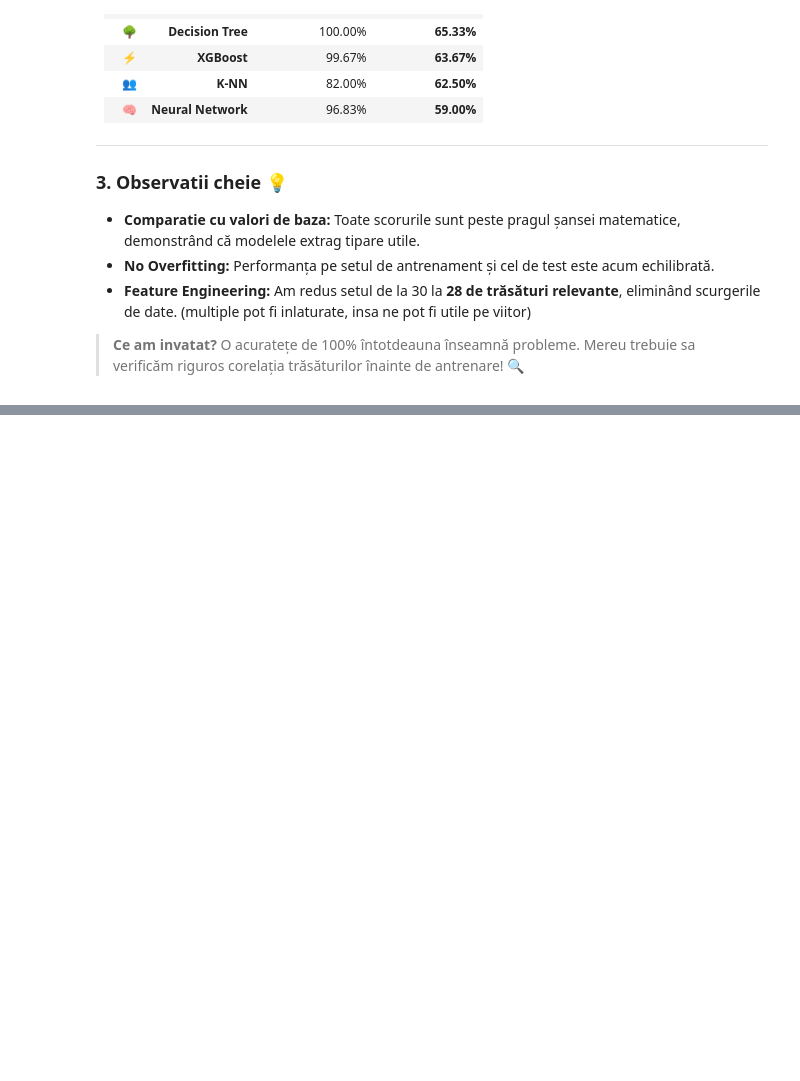
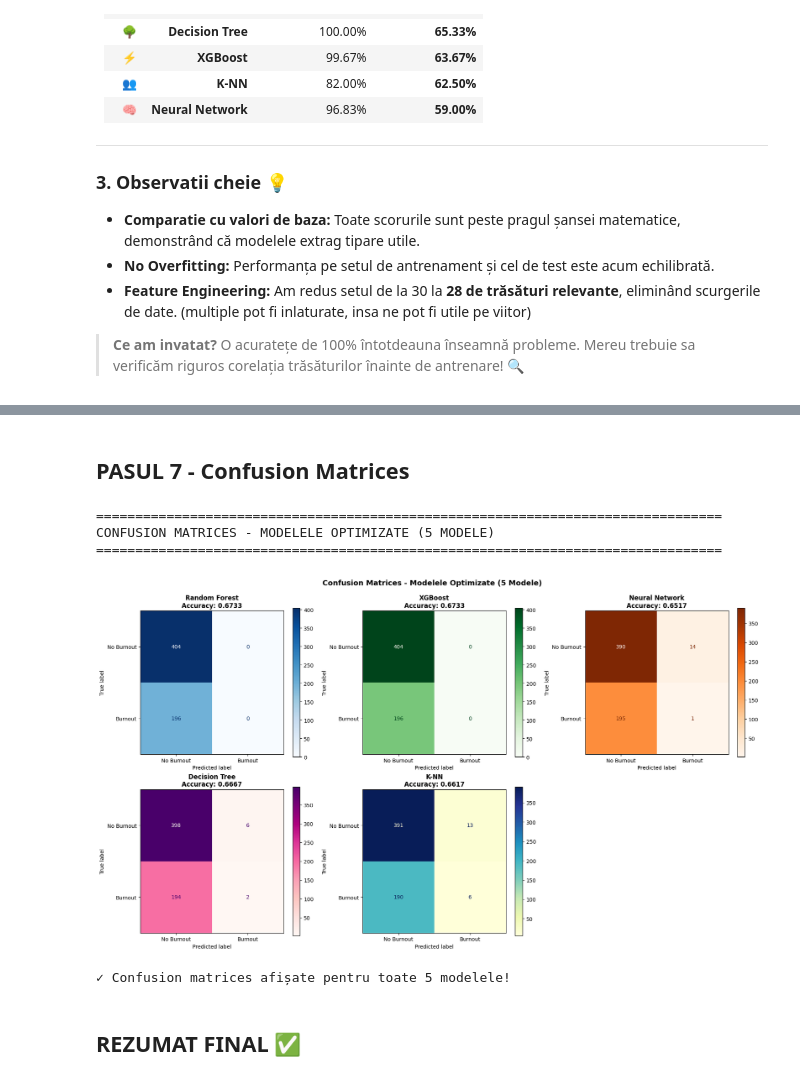
Before and after one commit to MarcoMihalca/SistemeInteligente, a Jupyter notebook: Saptamana8_Feature_Engineering.ipynb, the cells around one changed output, grey strips where cells are left out. Saved outputs shown, nothing was run; the diff lists cells and outputs as text; code cells hidden in the pictures; blank space fills up the shorter version.

Commit message:
Saptamana 8 - Optimizari hiperparametrii
Am actualizat codul, pentru a corespunda cu cerintele din saptamna 8.

```diff
--- a/Saptamana6_Feature_Engineering.ipynb
+++ b/Saptamana8_Feature_Engineering.ipynb
@@ -906,0 +1406,53 @@ După eliminarea coloanelor problematice (`BurnoutLevel` și `EmployeeID`), perf
+# %% [markdown]
+## PASUL 7 - Confusion Matrices
+# %%
+from sklearn.metrics import confusion_matrix, ConfusionMatrixDisplay
+
+print("\n" + "="*80)
+print("CONFUSION MATRICES - MODELELE OPTIMIZATE (5 MODELE)")
+print("="*80)
+
+fig, axes = plt.subplots(2, 3, figsize=(18, 10))
+axes = axes.flatten()
+
+# Random Forest
+cm_rf = confusion_matrix(y_test, y_pred_rf_opt)
+ConfusionMatrixDisplay(cm_rf, display_labels=['No Burnout', 'Burnout']).plot(ax=axes[0], cmap='Blues')
+axes[0].set_title(f'Random Forest\nAccuracy: {accuracy_rf_opt:.4f}', fontweight='bold')
+
+# XGBoost
+cm_xgb = confusion_matrix(y_test, y_pred_xgb_opt)
+ConfusionMatrixDisplay(cm_xgb, display_labels=['No Burnout', 'Burnout']).plot(ax=axes[1], cmap='Greens')
+axes[1].set_title(f'XGBoost\nAccuracy: {accuracy_xgb_opt:.4f}', fontweight='bold')
+
+# Neural Network
+cm_nn = confusion_matrix(y_test, y_pred_nn_opt)
+ConfusionMatrixDisplay(cm_nn, display_labels=['No Burnout', 'Burnout']).plot(ax=axes[2], cmap='Oranges')
+axes[2].set_title(f'Neural Network\nAccuracy: {accuracy_nn_opt:.4f}', fontweight='bold')
+
+# Decision Tree
+cm_dt = confusion_matrix(y_test, y_pred_dt_opt)
+ConfusionMatrixDisplay(cm_dt, display_labels=['No Burnout', 'Burnout']).plot(ax=axes[3], cmap='RdPu')
+axes[3].set_title(f'Decision Tree\nAccuracy: {accuracy_dt_opt:.4f}', fontweight='bold')
+
+# K-NN
+cm_knn = confusion_matrix(y_test, y_pred_knn_opt)
+ConfusionMatrixDisplay(cm_knn, display_labels=['No Burnout', 'Burnout']).plot(ax=axes[4], cmap='YlGnBu')
+axes[4].set_title(f'K-NN\nAccuracy: {accuracy_knn_opt:.4f}', fontweight='bold')
+
+# Hide the 6th subplot
+axes[5].axis('off')
+
+plt.suptitle('Confusion Matrices - Modelele Optimizate (5 Modele)', fontsize=14, fontweight='bold', y=0.995)
+plt.tight_layout()
+plt.show()
+
+print("✓ Confusion matrices afișate pentru toate 5 modelele!")
+# %% [output]
+================================================================================
+CONFUSION MATRICES - MODELELE OPTIMIZATE (5 MODELE)
+================================================================================
+[figure, added]
+✓ Confusion matrices afișate pentru toate 5 modelele!
+# %% [markdown]
+## REZUMAT FINAL ✅
```
Also changed, not shown: parts of 33 cells of this notebook.
